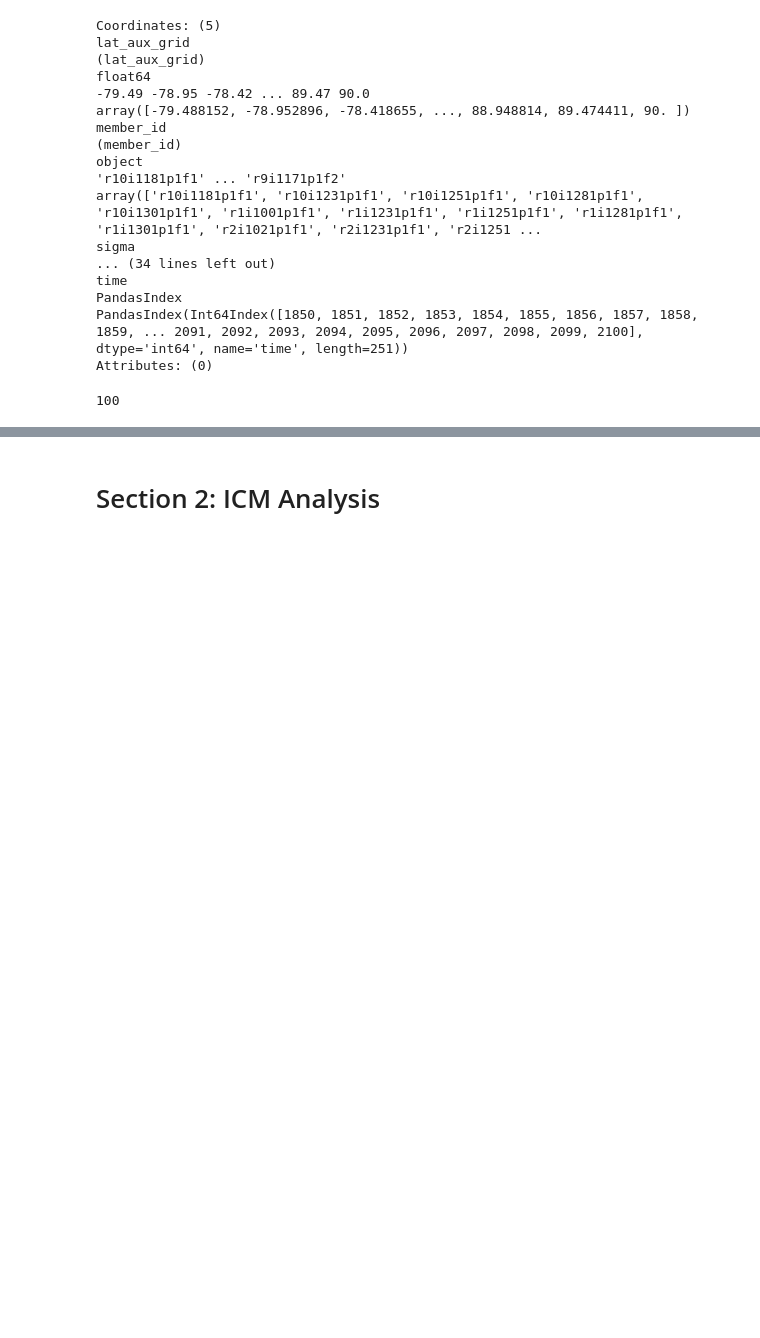
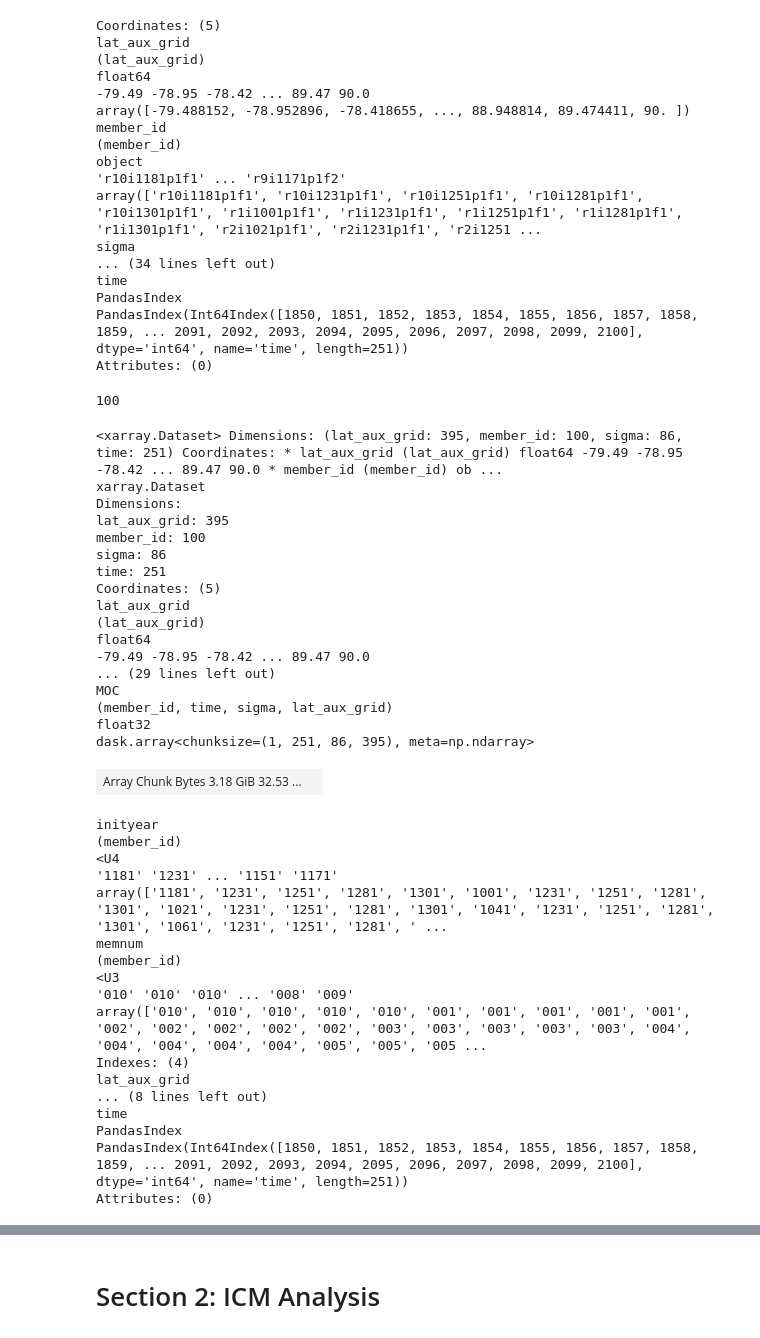
Before and after one commit to sgyeager/CESM2-LE-analysis, a Jupyter notebook: notebooks/InitialConditionMemory/CESM2LE_ICM_MOCsig.ipynb, the cells around one changed output, grey strips where cells are left out. Drawn from its saved outputs; the diff is of its cells as text; code cells hidden in the pictures; blank space fills up the shorter version.

```diff
--- a/notebooks/InitialConditionMemory/CESM2LE_ICM_MOCsig.ipynb
+++ b/notebooks/InitialConditionMemory/CESM2LE_ICM_MOCsig.ipynb
@@ -173,6 +172,14 @@ Attributes: (0)
 np.unique(mocsig.member_id.data).size
 # %% [output]
 100
+# %%
+## Select region
+mocreg = 0
+mocsig = mocsig.isel(transport_reg=mocreg)
+# %%
+## Mask out streamfunction
+mocsig_sd = mocsig.std('time')
+mocsig = mocsig.where(mocsig_sd>0.1)
 # %%
 ## Convert to dataset
 memid = mocsig.member_id.data
@@ -182,4 +189,42 @@ memnum = xr.DataArray([i.split('i')[0].split('r')[1].rjust(3,'0') for i in memid
 ds = mocsig.to_dataset()
 ds['inityear'] = inityear
 ds['memnum'] = memnum
+# %%
+ds
+# %% [output]
+<xarray.Dataset> Dimensions: (lat_aux_grid: 395, member_id: 100, sigma: 86, time: 251) Coordinates: * lat_aux_grid (lat_aux_grid) float64 -79.49 -78.95 -78.42 ... 89.47 90.0 * member_id (member_id) ob ...
+xarray.Dataset
+Dimensions:
+lat_aux_grid: 395
+member_id: 100
+sigma: 86
+time: 251
+Coordinates: (5)
+lat_aux_grid
+(lat_aux_grid)
+float64
+-79.49 -78.95 -78.42 ... 89.47 90.0
+... (29 lines left out)
+MOC
+(member_id, time, sigma, lat_aux_grid)
+float32
+dask.array<chunksize=(1, 251, 86, 395), meta=np.ndarray>
+| Array Chunk Bytes 3.18 GiB 32.53 ... |  |
+inityear
+(member_id)
+<U4
+'1181' '1231' ... '1151' '1171'
+array(['1181', '1231', '1251', '1281', '1301', '1001', '1231', '1251', '1281', '1301', '1021', '1231', '1251', '1281', '1301', '1041', '1231', '1251', '1281', '1301', '1061', '1231', '1251', '1281', ' ...
+memnum
+(member_id)
+<U3
+'010' '010' '010' ... '008' '009'
+array(['010', '010', '010', '010', '010', '001', '001', '001', '001', '001', '002', '002', '002', '002', '002', '003', '003', '003', '003', '003', '004', '004', '004', '004', '004', '005', '005', '005 ...
+Indexes: (4)
+lat_aux_grid
+... (8 lines left out)
+time
+PandasIndex
+PandasIndex(Int64Index([1850, 1851, 1852, 1853, 1854, 1855, 1856, 1857, 1858, 1859, ... 2091, 2092, 2093, 2094, 2095, 2096, 2097, 2098, 2099, 2100], dtype='int64', name='time', length=251))
+Attributes: (0)
 # %%
```
Also changed, not shown: parts of 51 cells of this notebook.
